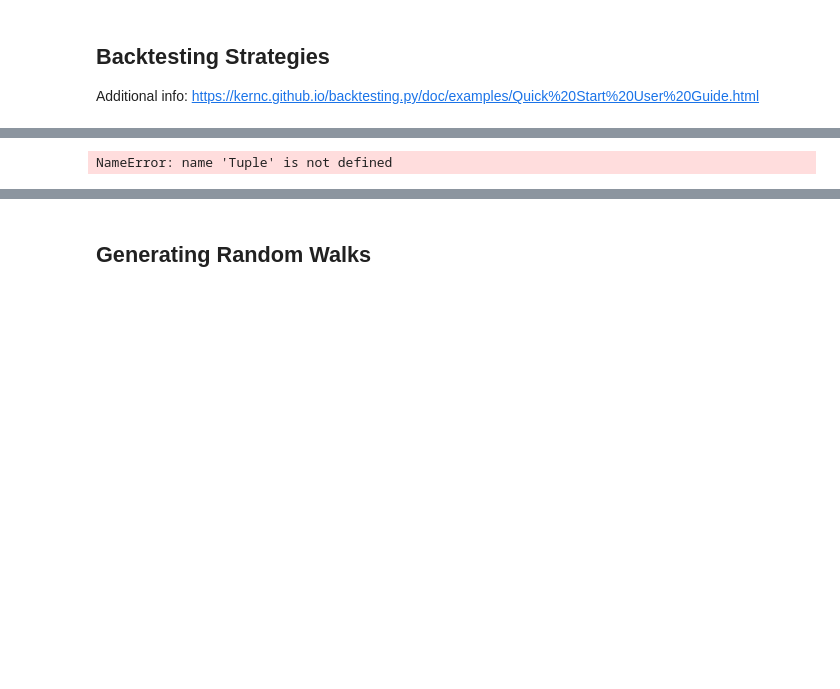
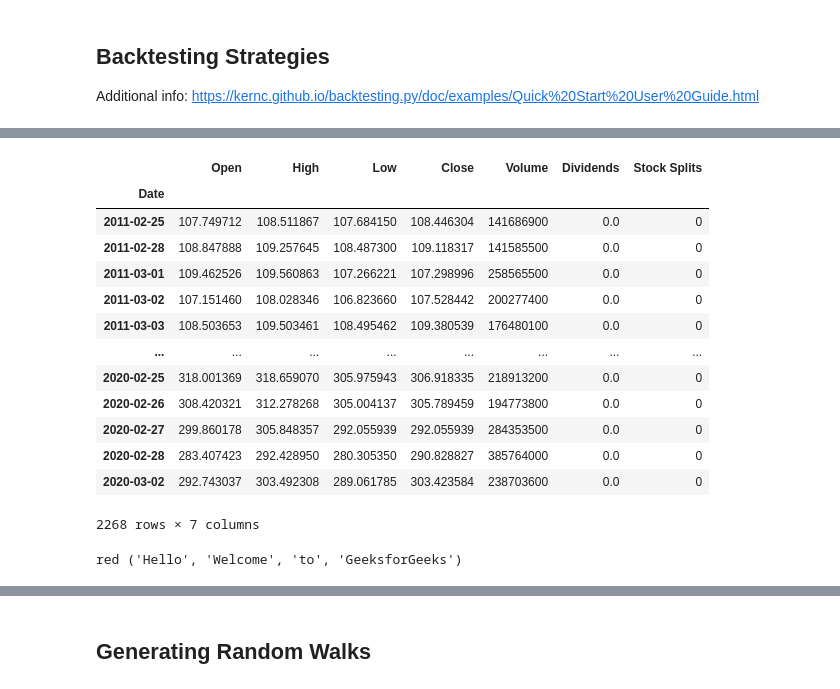
Before and after one commit to evelynyou/capstone_indicators, a Jupyter notebook: productionize.ipynb, the cells around one changed output, grey strips where cells are left out. Drawn from its saved outputs; the diff is of its cells as text; code cells hidden in the pictures; blank space fills up the shorter version.

```diff
--- a/productionize.ipynb
+++ b/productionize.ipynb
@@ -95,32 +26,31 @@ temp
-# %%
-def backtest_with_all_strats(ydata: pd.DataFrame, cash: int=10_000, commission: float=0.) -> Tuple[pd.DataFrame, dict]:
-    """
-    backtest all strategies in strats.py
-    input: stock OHLCV dataframe
-    output: dataframe of strategy returns, dictionary of trades and equity curve
-    """
-    temp = []
-    sname_temp = []
-    equity_trades = {}
-    periods = ['0.5', '1', '2', 2020, 2019, 2018, 2017, 2016]
-
-    for s in avail_strats:
-        for period in periods:
-            if isinstance(period, str):
-                data = ydata.iloc[-int(float(period)*252):]
-            elif isinstance(period, int):
-                data = ydata.loc["{}-12-31".format(period-1):"{}-12-31".format(period),]
-            bt = Backtest(data, s, cash=cash, commission=commission)
-            stats = bt.run()
-            sname = str(stats["_strategy"])
-            sname_temp.append("{}_{}".format(sname, period))
-            temp.append(stats[:27])
-            equity_trades["{}_{}".format(sname, period)] = (stats["_equity_curve"], stats["_trades"])
-
-    strat_returns = pd.concat(temp, axis=1)
-    strat_returns.columns = sname_temp
-    return strat_returns, equity_trades
-
-backtest_with_all_strats(ydata)
-# %% [output]
-NameError: name 'Tuple' is not defined
+# %%
+ydata.iloc[-int(float(10)*252):-int(float(1)*252)]
+# %% [output]
+|  | Open | High | Low | Close | Volume | Dividends | Stock Splits |
+| Date |  |  |  |  |  |  |  |
+| 2011-02-25 | 107.749712 | 108.511867 | 107.684150 | 108.446304 | 141686900 | 0.0 | 0 |
+| 2011-02-28 | 108.847888 | 109.257645 | 108.487300 | 109.118317 | 141585500 | 0.0 | 0 |
+| 2011-03-01 | 109.462526 | 109.560863 | 107.266221 | 107.298996 | 258565500 | 0.0 | 0 |
+| 2011-03-02 | 107.151460 | 108.028346 | 106.823660 | 107.528442 | 200277400 | 0.0 | 0 |
+| 2011-03-03 | 108.503653 | 109.503461 | 108.495462 | 109.380539 | 176480100 | 0.0 | 0 |
+| ... | ... | ... | ... | ... | ... | ... | ... |
+| 2020-02-25 | 318.001369 | 318.659070 | 305.975943 | 306.918335 | 218913200 | 0.0 | 0 |
+| 2020-02-26 | 308.420321 | 312.278268 | 305.004137 | 305.789459 | 194773800 | 0.0 | 0 |
+| 2020-02-27 | 299.860178 | 305.848357 | 292.055939 | 292.055939 | 284353500 | 0.0 | 0 |
+| 2020-02-28 | 283.407423 | 292.428950 | 280.305350 | 290.828827 | 385764000 | 0.0 | 0 |
+| 2020-03-02 | 292.743037 | 303.492308 | 289.061785 | 303.423584 | 238703600 | 0.0 | 0 |
+2268 rows × 7 columns
+# %%
+def sim(v, *args):
+    print(v, args)
+
+def myFun(*argv):
+    c = []
+    v = "red"
+    for arg in argv:
+        c.append(arg)
+    return sim(v, *c)
+
+myFun('Hello', 'Welcome', 'to', 'GeeksforGeeks')
+# %% [output]
+red ('Hello', 'Welcome', 'to', 'GeeksforGeeks')
```
Also changed, not shown: parts of 26 cells of this notebook, 2 other files.
